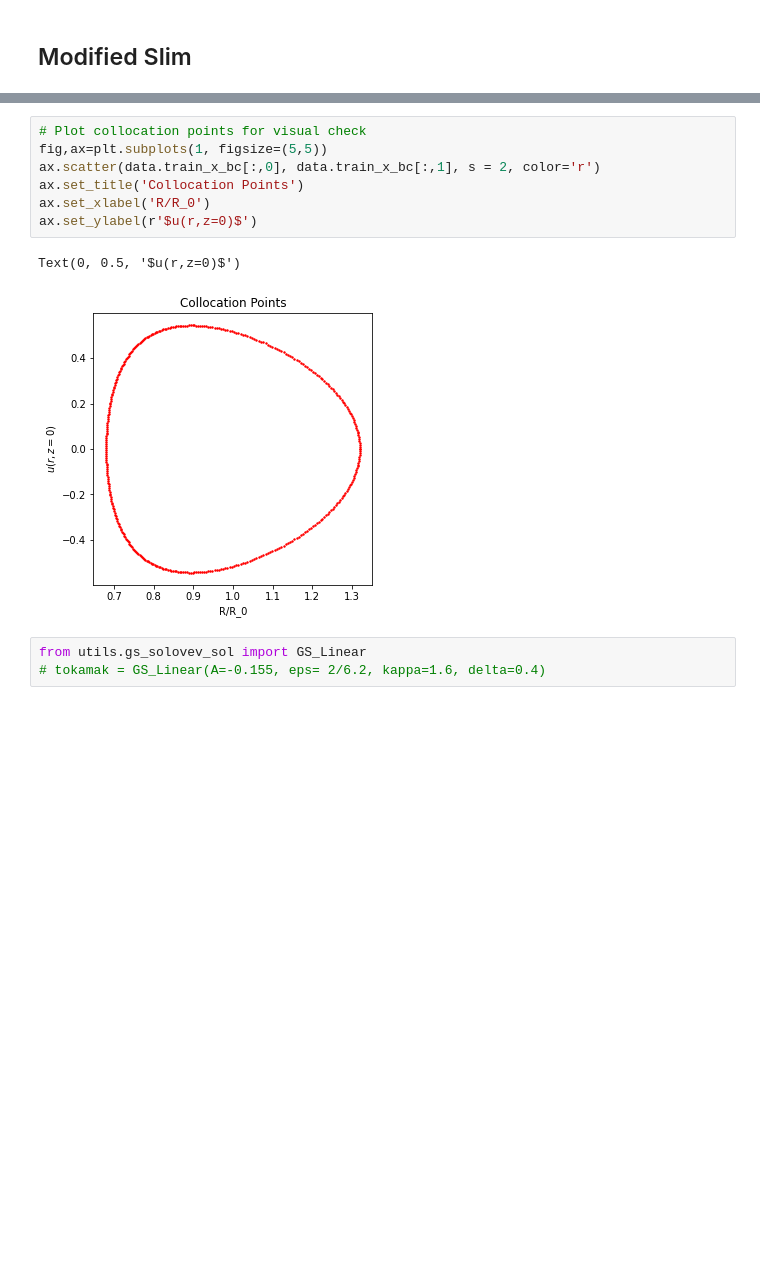
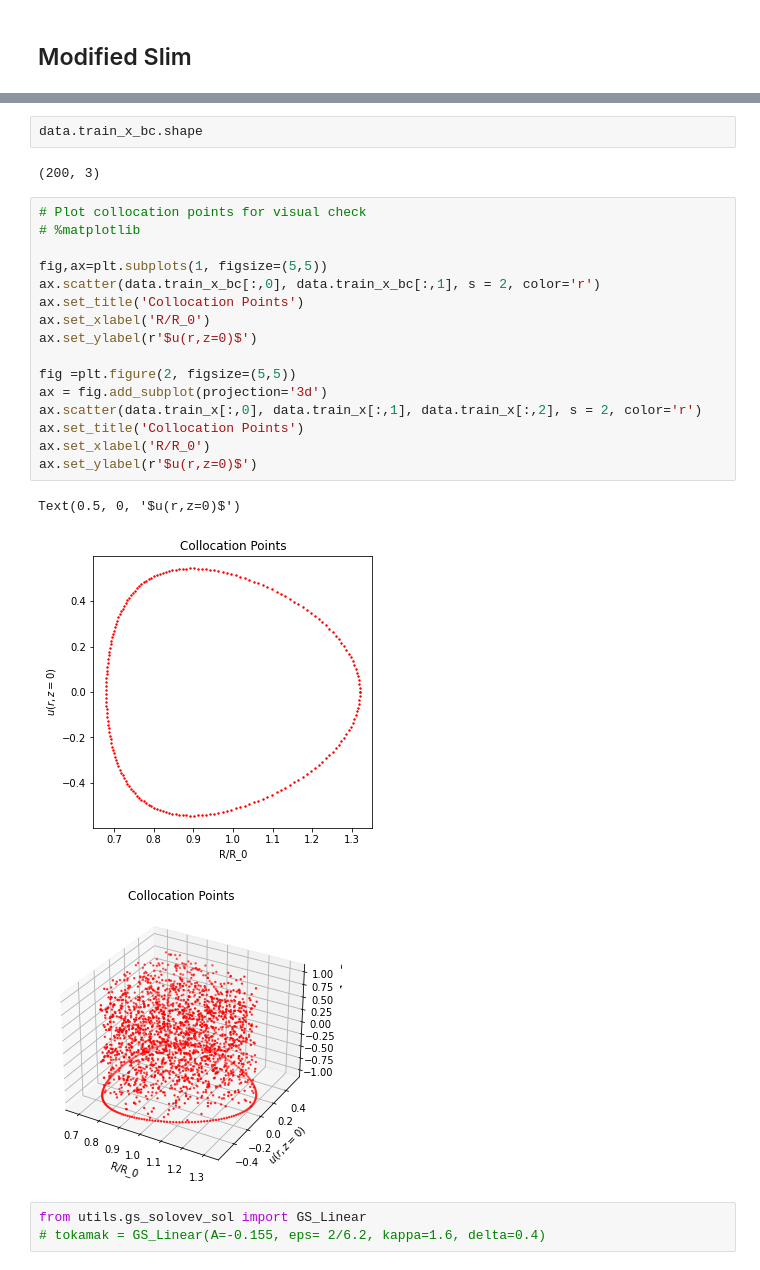
Before and after one commit to akaptano/deepxde_copy, a Jupyter notebook: gs-2d-surrogate/general_solovev_equil_parametrized.ipynb, the cells around one changed output, grey strips where cells are left out. Cells and saved outputs as stored; diff of their text form; blank space fills up the shorter version.

```diff
--- a/gs-2d-surrogate/general_solovev_equil_parametrized.ipynb
+++ b/gs-2d-surrogate/general_solovev_equil_parametrized.ipynb
@@ -95,14 +107,28 @@ non-resource variables are not supported in the long term
 (100, 3)
+# %%
+data.train_x_bc.shape
+# %% [output]
+(200, 3)
 # %%
 # Plot collocation points for visual check
+# %matplotlib
+
 fig,ax=plt.subplots(1, figsize=(5,5))
 ax.scatter(data.train_x_bc[:,0], data.train_x_bc[:,1], s = 2, color='r')
 ax.set_title('Collocation Points')
 ax.set_xlabel('R/R_0')
 ax.set_ylabel(r'$u(r,z=0)$')
+
+fig =plt.figure(2, figsize=(5,5))
+ax = fig.add_subplot(projection='3d')
+ax.scatter(data.train_x[:,0], data.train_x[:,1], data.train_x[:,2], s = 2, color='r')
+ax.set_title('Collocation Points')
+ax.set_xlabel('R/R_0')
+ax.set_ylabel(r'$u(r,z=0)$')
 # %% [output]
-Text(0, 0.5, '$u(r,z=0)$')
+Text(0.5, 0, '$u(r,z=0)$')
 [figure]
+[figure, added]
 # %%
 from utils.gs_solovev_sol import GS_Linear
 # tokamak = GS_Linear(A=-0.155, eps= 2/6.2, kappa=1.6, delta=0.4)
```
Also changed, not shown: parts of 8 cells of this notebook, 2 other files.
